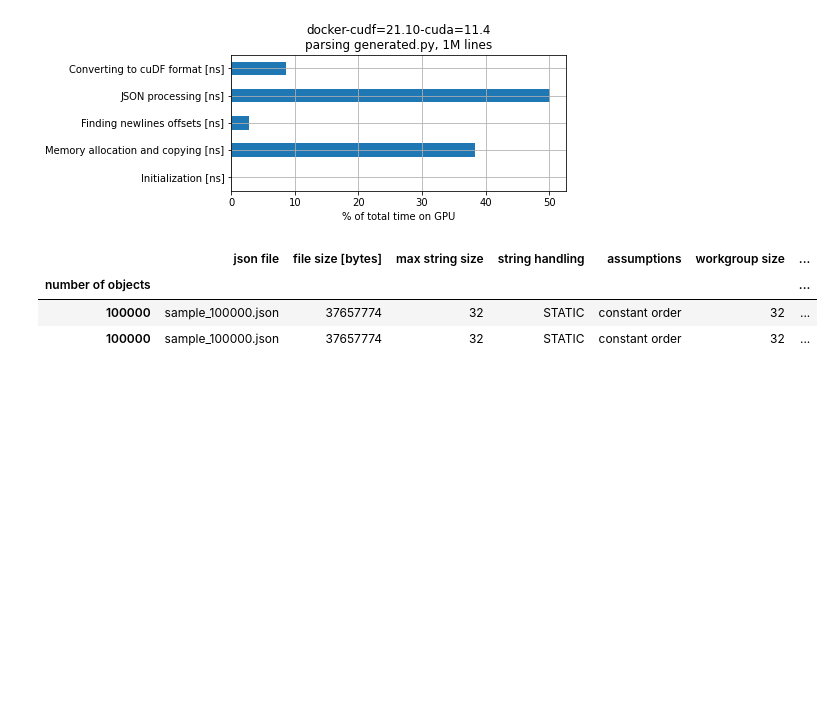
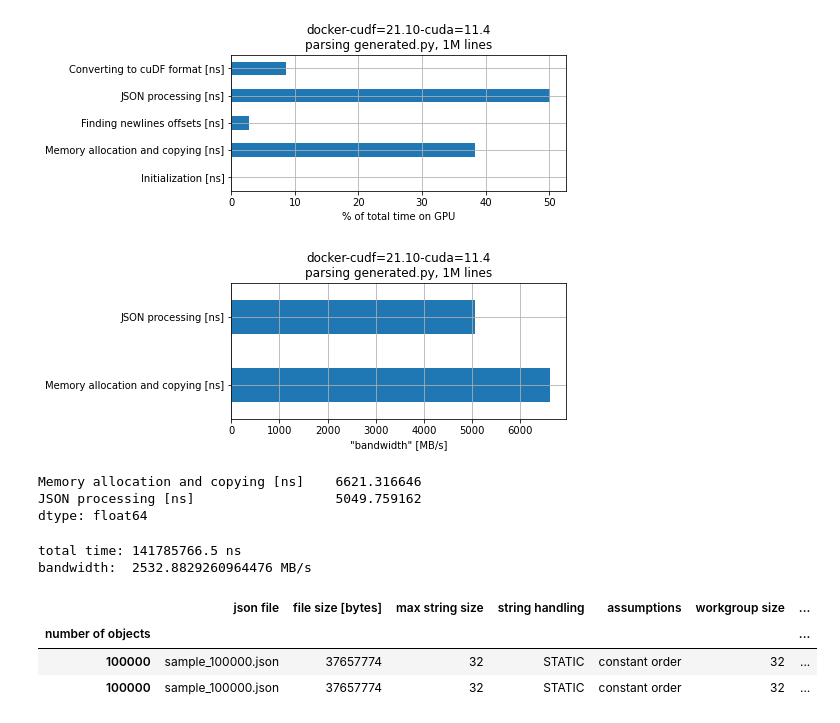
Before and after one commit to mis-wut/meta-json-parser, a Jupyter notebook: benchmark/notebooks/examine_benchmarks.ipynb, the cells around one changed output. Cells and saved outputs as stored; diff of their text form; code cells hidden in the pictures; blank space fills up the shorter version.

```diff
--- a/benchmark/notebooks/examine_benchmarks.ipynb
+++ b/benchmark/notebooks/examine_benchmarks.ipynb
@@ -272,6 +272,33 @@ s_meta_rel.plot.barh(ax=ax, grid=True)
 plt.show()
 # %% [output]
 [figure]
+# %%
+size_100k_bytes = 37657774
+size_1M_bytes = 376571688
+# %%
+# rescale from bytes / nanosecond to MB / second
+scale__MB_per_s = 1e9 / (1024*1024)
+# %%
+fig, ax = plt.subplots(figsize=(6,2.5))
+ax.set_title(f'docker-cudf=21.10-cuda=11.4\nparsing generated.py, 1M lines')
+ax.set(xlabel='"bandwidth" [MB/s]')
+
+(scale__MB_per_s*size_1M_bytes / s_meta_median[['Memory allocation and copying [ns]', 'JSON processing [ns]']]).plot.barh(ax=ax, grid=True)
+
+plt.show()
+
+(scale__MB_per_s*size_1M_bytes / s_meta_median[['Memory allocation and copying [ns]', 'JSON processing [ns]']])
+# %% [output]
+[figure, added]
+Memory allocation and copying [ns]    6621.316646
+JSON processing [ns]                  5049.759162
+dtype: float64
+# %%
+print(f"total time: {df_meta_gen['NOD2H time measured by GPU [ns]'].median()} ns")
+print(f"bandwidth:  {(scale__MB_per_s*size_1M_bytes / df_meta_gen['NOD2H time measured by GPU [ns]'].median())} MB/s")
+# %% [output]
+total time: 141785766.5 ns
+bandwidth:  2532.8829260964476 MB/s
 # %%
 # read results for ./meta-json-parser-benchmark
 df_meta_gen_100k = pd.read_csv('benchmark_metaparser-co=1_ws=32_static-cudf=21-10-docker_generated_100000.csv', index_col=2).sort_index()
```
Also changed, not shown: parts of 15 cells of this notebook.
